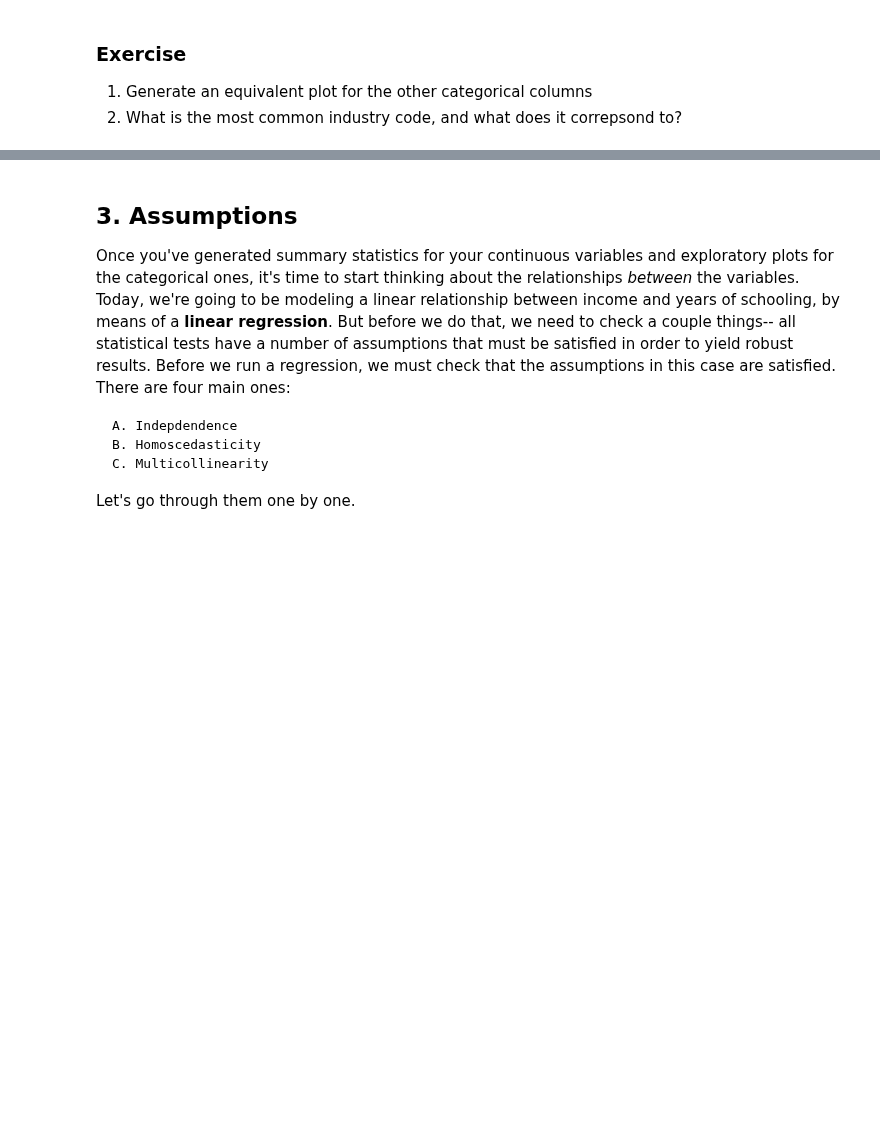
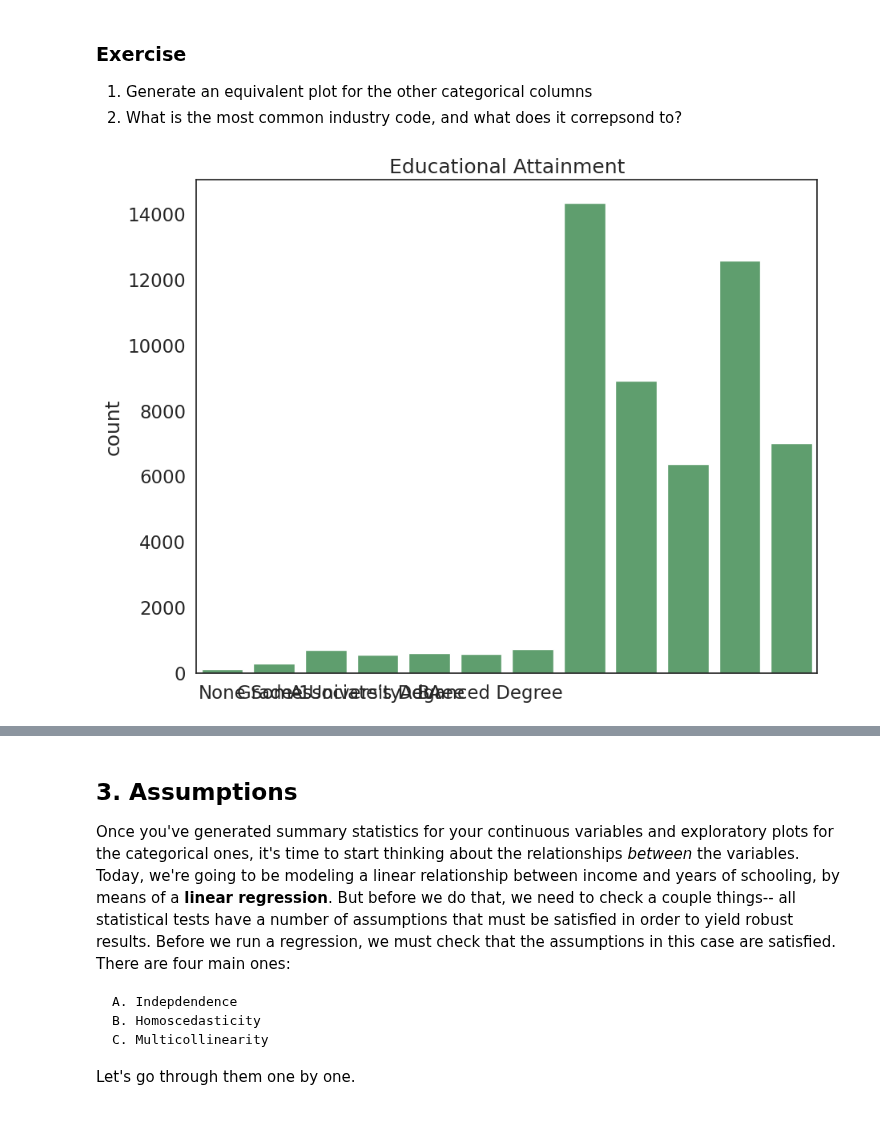
Before and after one commit to SButlerUCL/QM2, a Jupyter notebook: W5_Distributions_and_Basic_Statistics.ipynb, the cells around one changed output, grey strips where cells are left out. Cells and saved outputs as stored; diff of their text form; code cells hidden in the pictures; blank space fills up the shorter version.

```diff
--- a/W5_Distributions_and_Basic_Statistics.ipynb
+++ b/W5_Distributions_and_Basic_Statistics.ipynb
@@ -162,3 +162,22 @@ plt.show() # show the plot
 
 1. Generate an equivalent plot for the other categorical columns
 2. What is the most common industry code, and what does it correpsond to?
+# %%
+sns.countplot(data=reg_df, x='sch') # plot the union variable
+
+import matplotlib.pyplot as plt
+import seaborn as sns
+
+sns.countplot(data=reg_df, x='sch') # plot the union variable
+
+import matplotlib.pyplot as plt
+import seaborn as sns
+
+sns.countplot(data=reg_df, x='sch') # plot the union variable
+
+plt.title('Educational Attainment') # add a title
+plt.xlabel('') # remove the x axis label
+plt.xticks(ticks=[0,1,2,3,4,5],labels=['None', 'Grade 1','Some University','Associate\'s Degree','BA', 'Advanced Degree']) # replace the x axis labels with more descriptive labels
+plt.show() # show the plot
+# %% [output]
+[figure, added]
```
Also changed, not shown: parts of 5 cells of this notebook.
